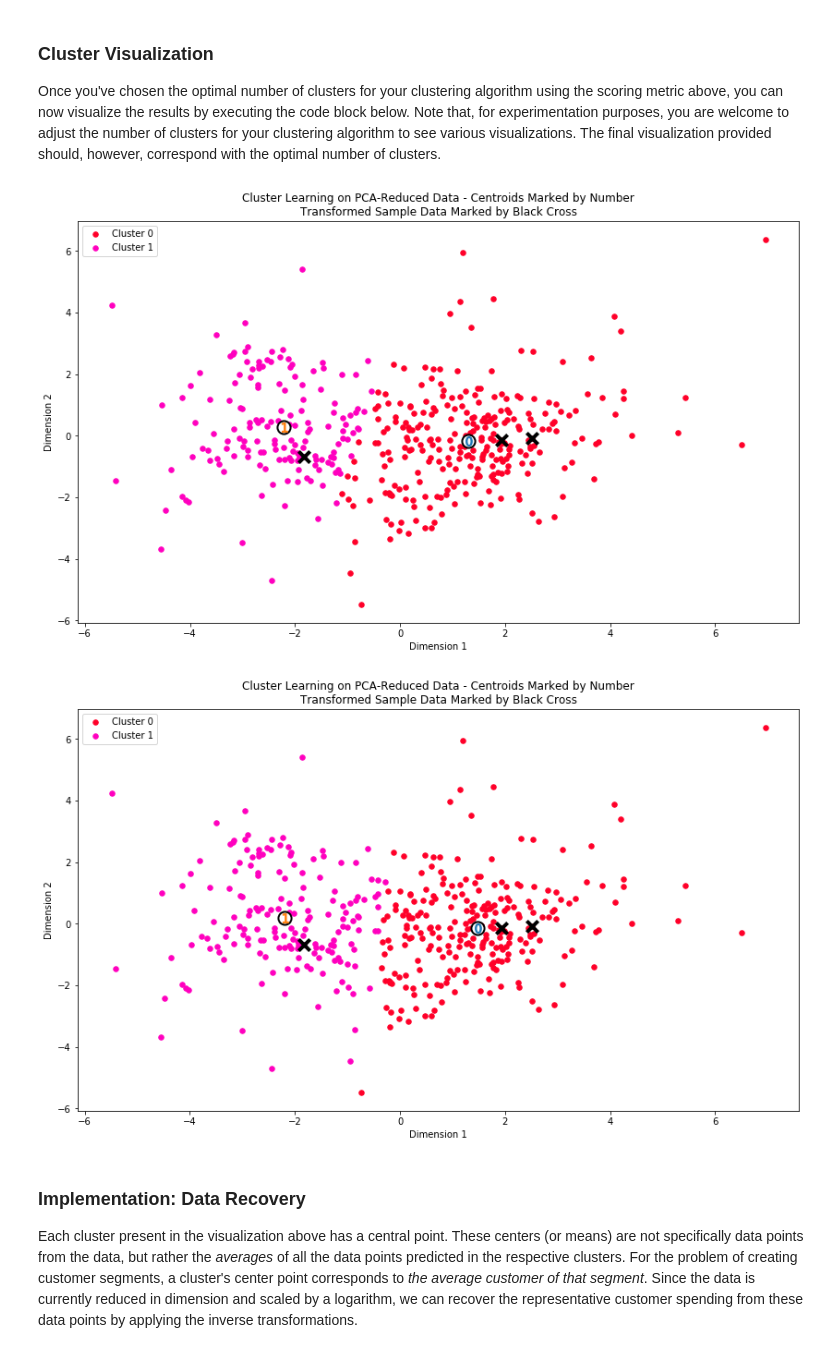
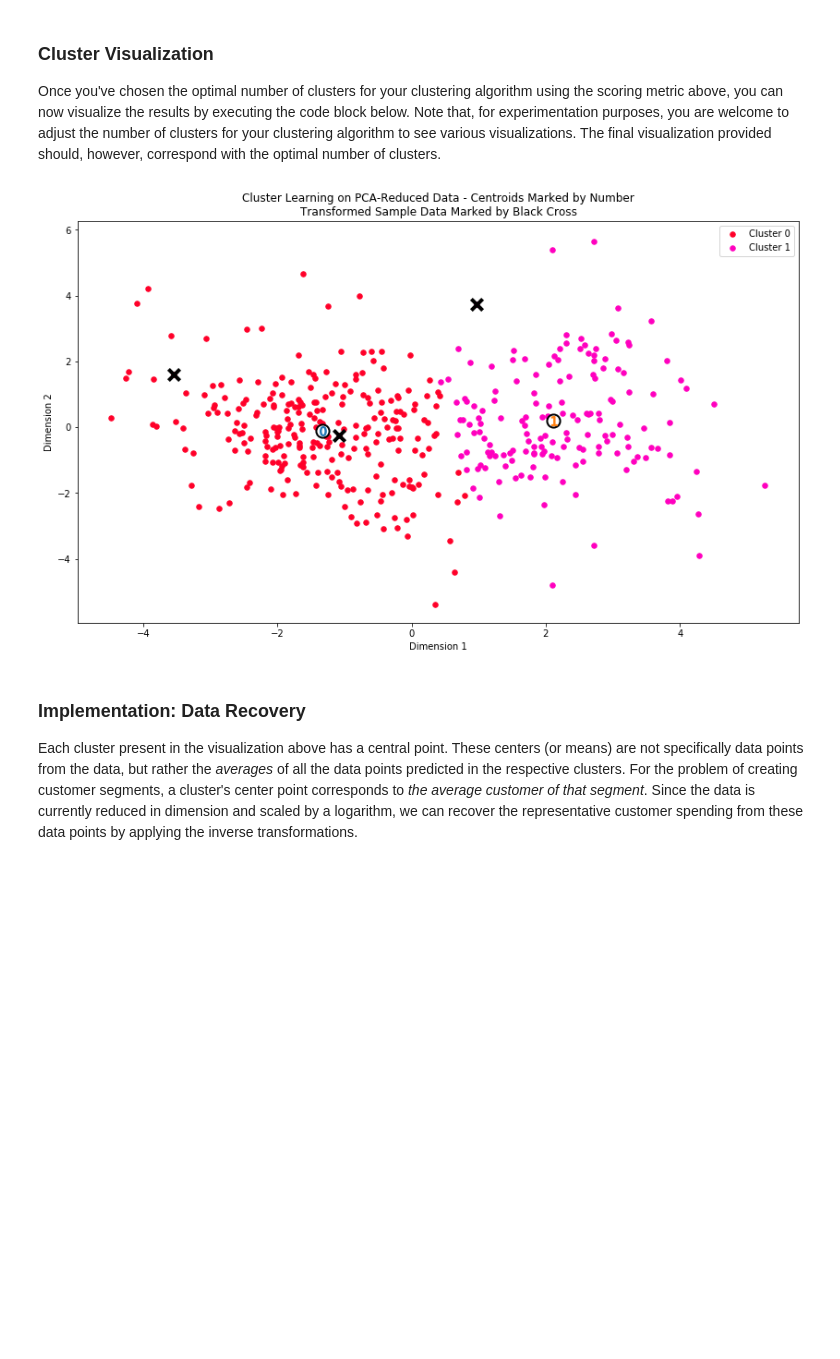
Before and after one commit to wang-zhe/Udacity-Review-Statistics, a Jupyter notebook: customer_segments.ipynb, the cells around one changed output. Cells and saved outputs as stored; diff of their text form; code cells hidden in the pictures; blank space fills up the shorter version.

```diff
--- a/customer_segments.ipynb
+++ b/customer_segments.ipynb
@@ -60,7 +60,7 @@ display(data.describe())
 To get a better understanding of the customers and how their data will transform through the analysis, it would be best to select a few sample data points and explore them in more detail. In the code block below, add **three** indices of your choice to the `indices` list which will represent the customers to track. It is suggested to try different sets of samples until you obtain customers that vary significantly from one another.
 # %%
 # TODO: Select three indices of your choice you wish to sample from the dataset
-indices = [1, 150, 400]
+indices = [109, 219, 329]
 
 # Create a DataFrame of the chosen samples
 samples = pd.DataFrame(data.loc[indices], columns = data.keys()).reset_index(drop = True)
@@ -432,8 +444,8 @@ In the code block below, you will need to implement the following:
  - Apply a PCA transformation of `log_samples` using `pca.transform`, and assign the results to `pca_samples`.
 # %%
 # TODO: Apply PCA by fitting the good data with only two dimensions
-pca = PCA(n_components=2)
-pca = pca.fit(good_data)
+my_PCA = PCA(n_components=2)
+pca = my_PCA.fit(good_data)
 
 # TODO: Transform the good data using the PCA fit above
 reduced_data = pca.transform(good_data)
@@ -586,0 +525,35 @@ display('KMeans score', score_K )
+# %%
+from sklearn.mixture import GaussianMixture
+
+# TODO: Apply your clustering algorithm of choice to the reduced data
+num_clusters = 2
+clusterer = GaussianMixture(n_components=num_clusters).fit(reduced_data)
+
+# TODO: Predict the cluster for each data point
+preds = clusterer.predict(reduced_data)
+
+# TODO: Find the cluster centers
+centers = clusterer.means_
+
+# TODO: Predict the cluster for each transformed sample data point
+sample_preds = clusterer.predict(pca_samples)
+
+from sklearn.metrics import silhouette_score
+# TODO: Calculate the mean silhouette coefficient for the number of clusters chosen
+score = silhouette_score(X=reduced_data, labels=preds)
+print("The Silhouette Score of",num_clusters, "clusters is", score)
+"""
+The Silhouette Score of 2 clusters is 0.439238810944
+The Silhouette Score of 3 clusters is 0.380143933256
+The Silhouette Score of 4 clusters is 0.26035232553
+The Silhouette Score of 5 clusters is 0.312355971956
+The Silhouette Score of 6 clusters is 0.338157279704
+The Silhouette Score of 7 clusters is 0.333935803936
+The Silhouette Score of 8 clusters is 0.321838543489
+The Silhouette Score of 9 clusters is 0.360701290201
+The Silhouette Score of 10 clusters is 0.266771582023
+The Silhouette Score of 20 clusters is 0.323393187126
+The Silhouette Score of 30 clusters is 0.299755929737
+The Silhouette Score of 40 clusters is 0.296171349944
+The Silhouette Score of 50 clusters is 0.284489870219
+"""
@@ -599,10 +590,8 @@ Once you've chosen the optimal number of clusters for your clustering algorithm
 # %%
 # Display the results of the clustering from implementation
 vs.cluster_results(reduced_data, preds, centers, pca_samples)
-vs.cluster_results(reduced_data, preds_K, centers_K, pca_samples)
 # %% [output]
-[figure, old version]
+[figure, new version]
-[figure, removed]
 # %% [markdown]
 ### Implementation: Data Recovery
 Each cluster present in the visualization above has a central point. These centers (or means) are not specifically data points from the data, but rather the *averages* of all the data points predicted in the respective clusters. For the problem of creating customer segments, a cluster's center point corresponds to *the average customer of that segment*. Since the data is currently reduced in dimension and scaled by a logarithm, we can recover the representative customer spending from these data points by applying the inverse transformations.
```
Also changed, not shown: parts of 43 cells of this notebook.
